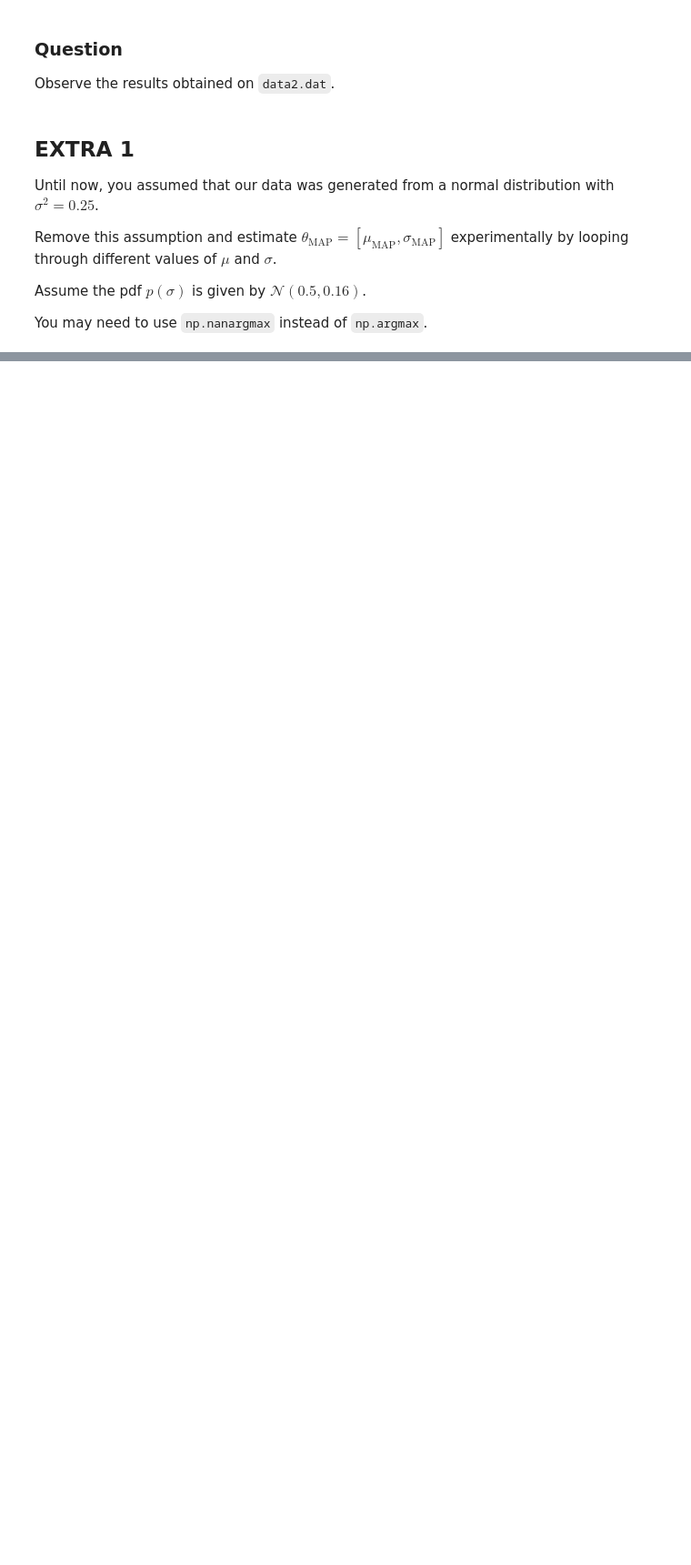
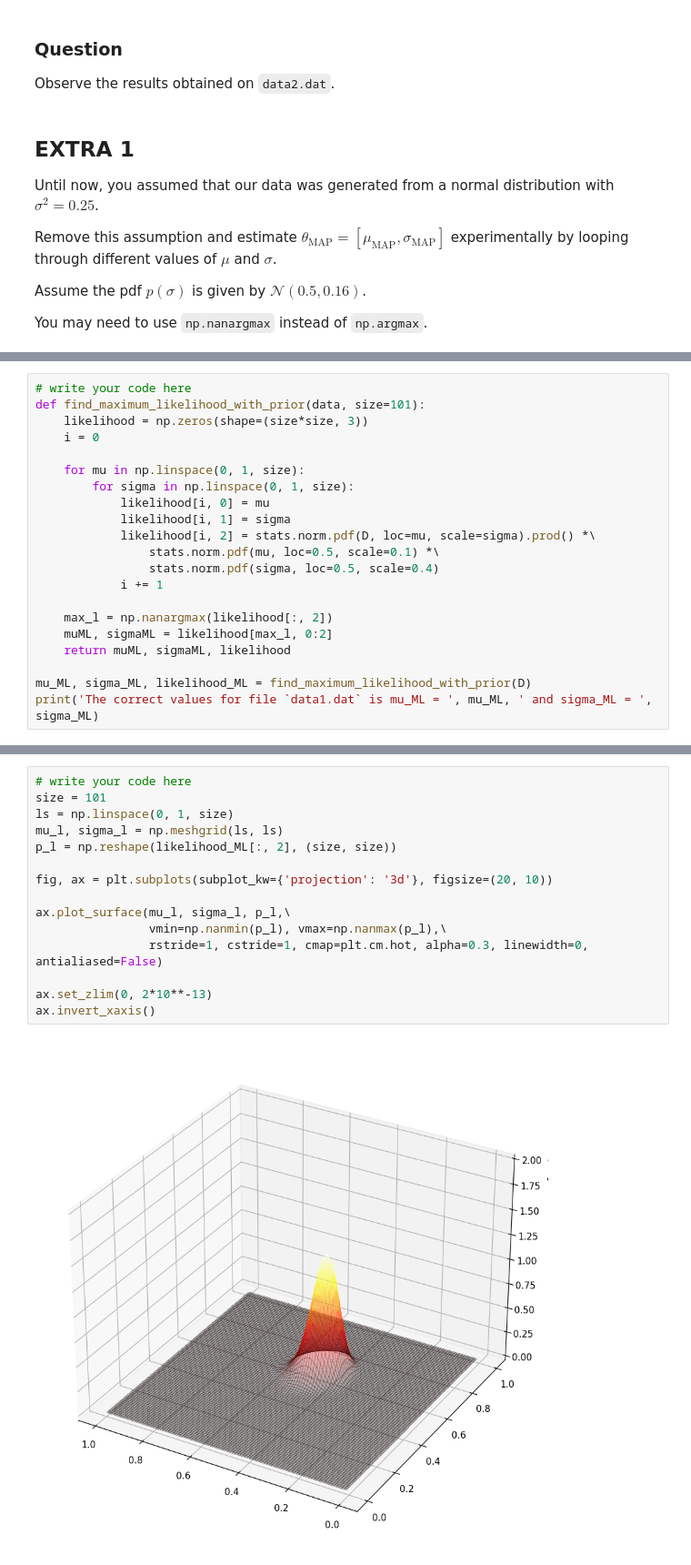
Before and after one commit to alexelwood14/COMS20011_2021, a Jupyter notebook: labs/lab_4/labsheet4.ipynb, the cells around one changed output, grey strips where cells are left out. Shown at 91% size. Cells and saved outputs as stored; diff of their text form; blank space fills up the shorter version.

```diff
--- a/labs/lab_4/labsheet4.ipynb
+++ b/labs/lab_4/labsheet4.ipynb
@@ -194,0 +235,21 @@ You may need to use `np.nanargmax` instead of `np.argmax`.
+# %%
+# write your code here
+def find_maximum_likelihood_with_prior(data, size=101):
+    likelihood = np.zeros(shape=(size*size, 3))
+    i = 0
+
+    for mu in np.linspace(0, 1, size):
+        for sigma in np.linspace(0, 1, size):
+            likelihood[i, 0] = mu
+            likelihood[i, 1] = sigma
+            likelihood[i, 2] = stats.norm.pdf(D, loc=mu, scale=sigma).prod() *\
+                stats.norm.pdf(mu, loc=0.5, scale=0.1) *\
+                stats.norm.pdf(sigma, loc=0.5, scale=0.4)
+            i += 1
+
+    max_l = np.nanargmax(likelihood[:, 2])
+    muML, sigmaML = likelihood[max_l, 0:2]
+    return muML, sigmaML, likelihood
+
+mu_ML, sigma_ML, likelihood_ML = find_maximum_likelihood_with_prior(D)
+print('The correct values for file `data1.dat` is mu_ML = ', mu_ML, ' and sigma_ML = ', sigma_ML)
@@ -201,0 +263,17 @@ Plot ($\mu$, $\sigma$) against $p(D|\theta)p(\theta)$ similar to the mesh graph
+# %%
+# write your code here
+size = 101
+ls = np.linspace(0, 1, size)
+mu_l, sigma_l = np.meshgrid(ls, ls)
+p_l = np.reshape(likelihood_ML[:, 2], (size, size))
+
+fig, ax = plt.subplots(subplot_kw={'projection': '3d'}, figsize=(20, 10))
+
+ax.plot_surface(mu_l, sigma_l, p_l,\
+                vmin=np.nanmin(p_l), vmax=np.nanmax(p_l),\
+                rstride=1, cstride=1, cmap=plt.cm.hot, alpha=0.3, linewidth=0, antialiased=False)
+
+ax.set_zlim(0, 2*10**-13)
+ax.invert_xaxis()
+# %% [output]
+[figure, added]
```
Also changed, not shown: parts of 15 cells of this notebook.
